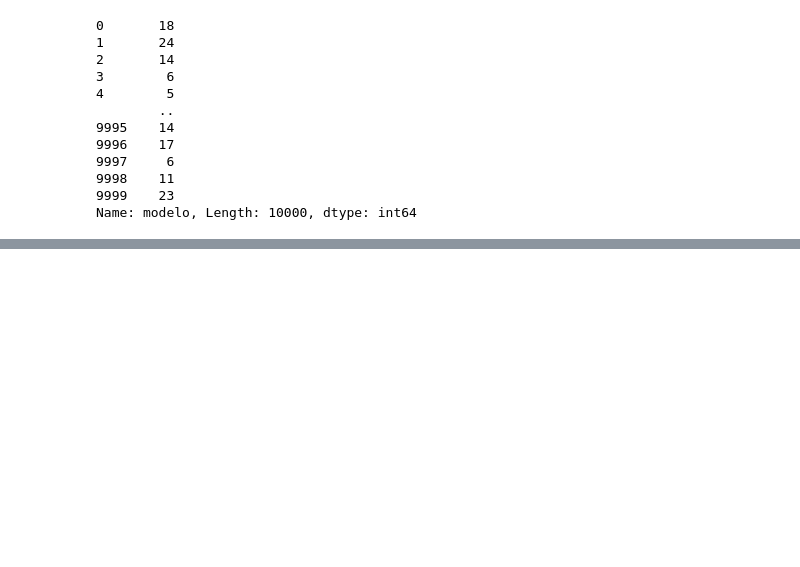
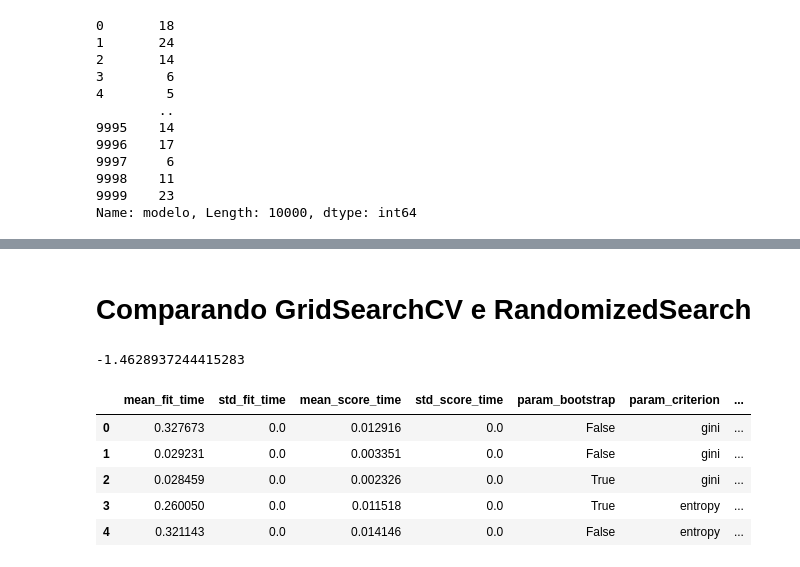
Before and after one commit to LaraGSilva/modelo-avaliacao-metricas, a Jupyter notebook: modelo/explorando_aleatoriamente.ipynb, the cells around one changed output, grey strips where cells are left out. Saved outputs shown, nothing was run; the diff lists cells and outputs as text; code cells hidden in the pictures; blank space fills up the shorter version.

```diff
--- a/modelo/explorando_aleatoriamente.ipynb
+++ b/modelo/explorando_aleatoriamente.ipynb
@@ -98,0 +242,47 @@ print(melhor)
+# %% [markdown]
+# Comparando GridSearchCV e RandomizedSearch
+# %%
+# RandomForestClassifier é um tipo de arvore do Sklearn que faz analises e classificações a partir de mais de uma arvore diferente do classficador decisiontree que utilzia apenas uma arvore
+from sklearn.ensemble import RandomForestClassifier
+from sklearn.model_selection import GridSearchCV
+from sklearn.model_selection import StratifiedShuffleSplit
+import time
+
+SEED = 301
+np.random.seed(SEED)
+
+
+espaco_de_parametros = {
+    "n_estimators":[10,101],
+    "bootstrap":[True, False],
+    "max_depth" : randint(3,6),
+    "min_samples_leaf": randint(32,129),
+    "min_samples_split": randint(32,129),
+    "criterion":["gini",  "entropy"]
+}
+
+tic = time.time()
+busca = RandomizedSearchCV(
+                RandomForestClassifier(),
+                espaco_de_parametros,
+                n_iter = 5,
+                cv = StratifiedShuffleSplit(n_splits=1, test_size=0.2))
+
+busca.fit(x_azar, y_azar, groups=dados.modelo)
+tac = time.time()
+
+
+tempo_que_passou = tic - tac
+print(tempo_que_passou)
+
+
+resultados = pd.DataFrame(busca.cv_results_)
+resultados.head()
+# %% [output]
+-1.4628937244415283
+|  | mean_fit_time | std_fit_time | mean_score_time | std_score_time | param_bootstrap | param_criterion | ... |
+| 0 | 0.327673 | 0.0 | 0.012916 | 0.0 | False | gini | ... |
+| 1 | 0.029231 | 0.0 | 0.003351 | 0.0 | False | gini | ... |
+| 2 | 0.028459 | 0.0 | 0.002326 | 0.0 | True | gini | ... |
+| 3 | 0.260050 | 0.0 | 0.011518 | 0.0 | True | entropy | ... |
+| 4 | 0.321143 | 0.0 | 0.014146 | 0.0 | False | entropy | ... |
```
Also changed, not shown: parts of 20 cells of this notebook.
